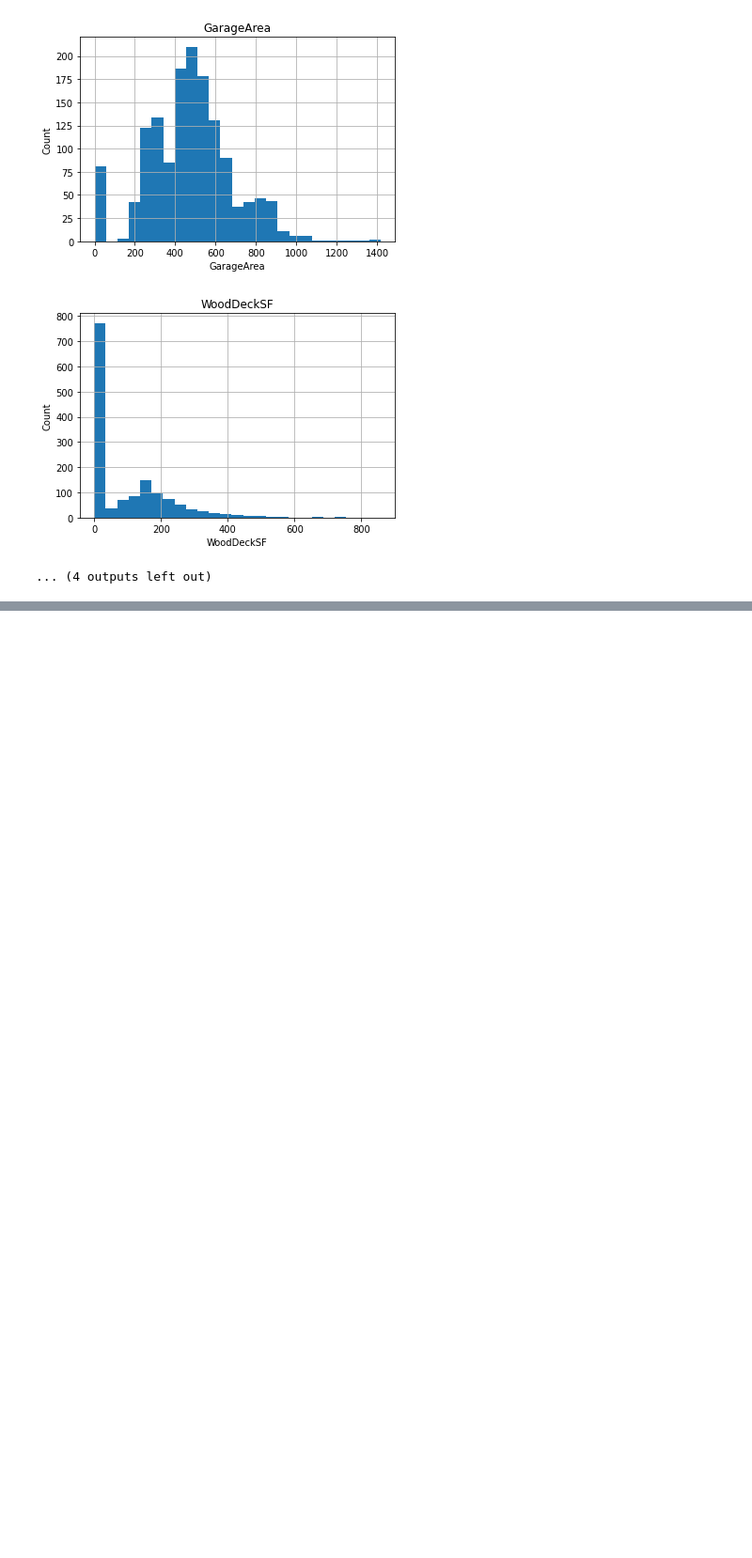
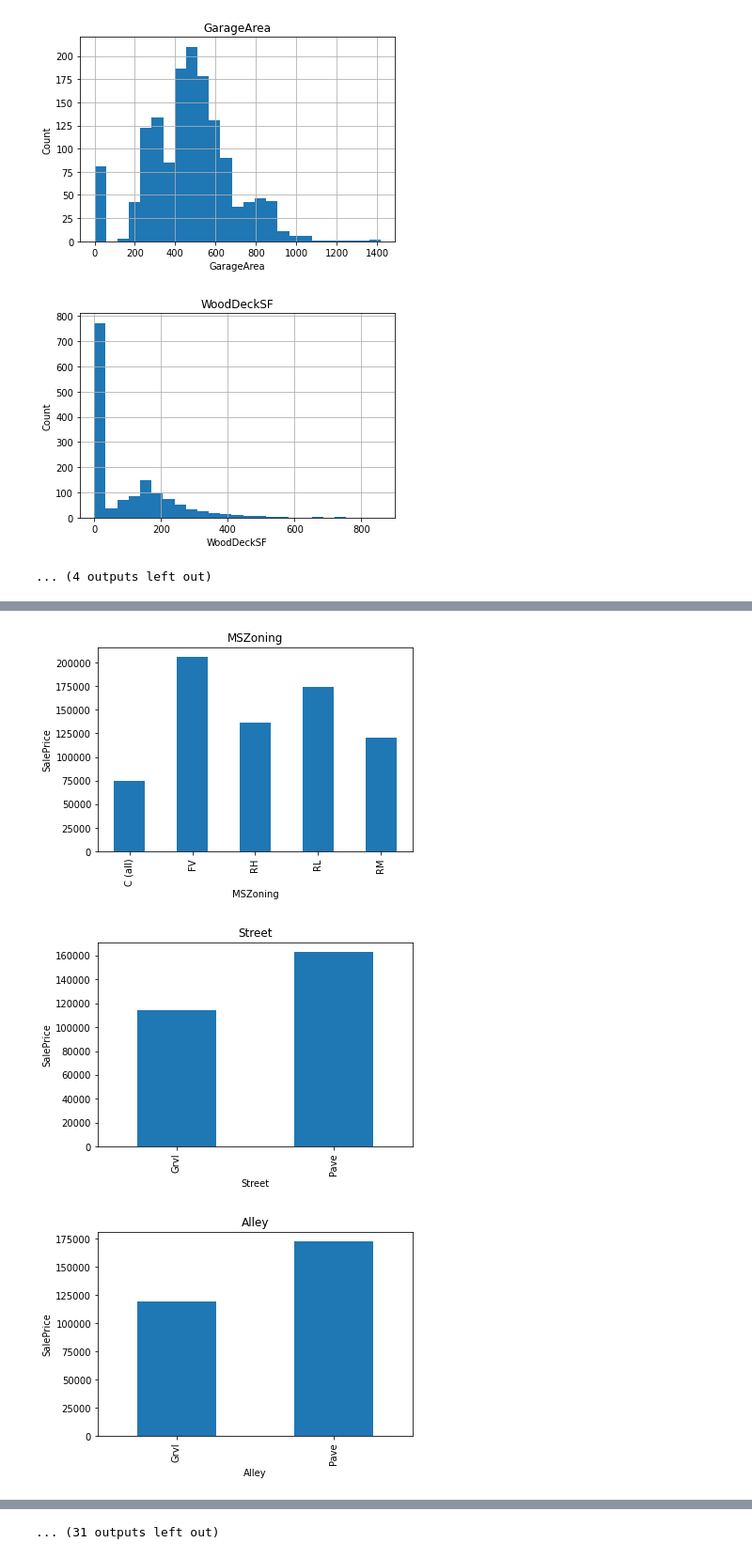
Before and after one commit to ManoranjanThakur/ML_Models-Feature_Engineering-EDA, a Jupyter notebook: advanced-regression-techniques.ipynb, the cells around one changed output, grey strips where cells are left out. Shown: that part at 94% size. Drawn from its saved outputs; the diff is of its cells as text; code cells hidden in the pictures; blank space fills up the shorter version.

```diff
--- a/advanced-regression-techniques.ipynb
+++ b/advanced-regression-techniques.ipynb
@@ -291,0 +215,3 @@ for feature in continuous_feature:
+# %%
+categorical_features = [feature for feature in dataset.columns if data[feature].dtypes=='O']
+categorical_features
@@ -291,0 +245,3 @@ for feature in continuous_feature:
+# %%
+for feature in categorical_features:
+    print("The feature is {} and the number of categories are {}".format(feature,len(dataset[feature].unique())))
@@ -291,0 +266,12 @@ for feature in continuous_feature:
+# %%
+for feature in categorical_features:
+    data=dataset.copy()
+    data.groupby(feature)['SalePrice'].median().plot.bar()
+    plt.xlabel(feature)
+    plt.ylabel('SalePrice')
+    plt.title(feature)
+    plt.show()
+# %% [output]
+[figure, added]
+[figure, added]
+[figure, added]
@@ -291,0 +287 @@ for feature in continuous_feature:
+... (31 outputs left out)
```
Also changed, not shown: parts of 22 cells of this notebook.
